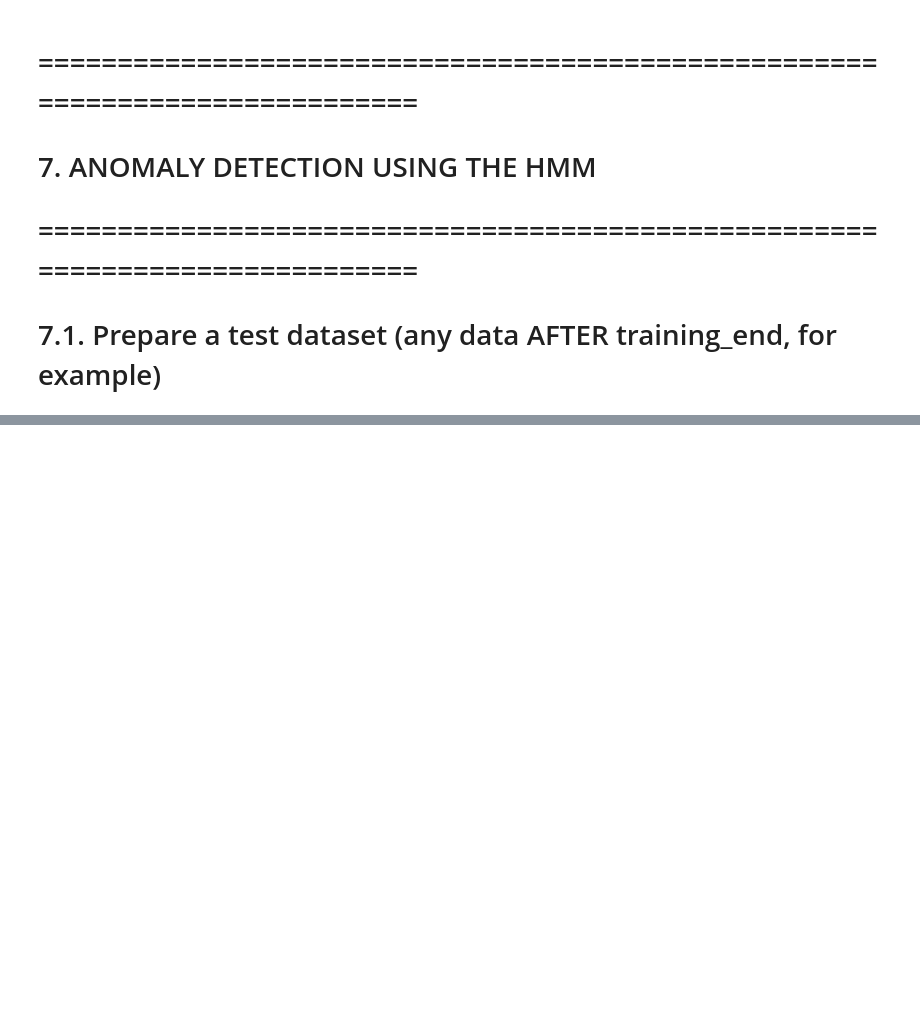
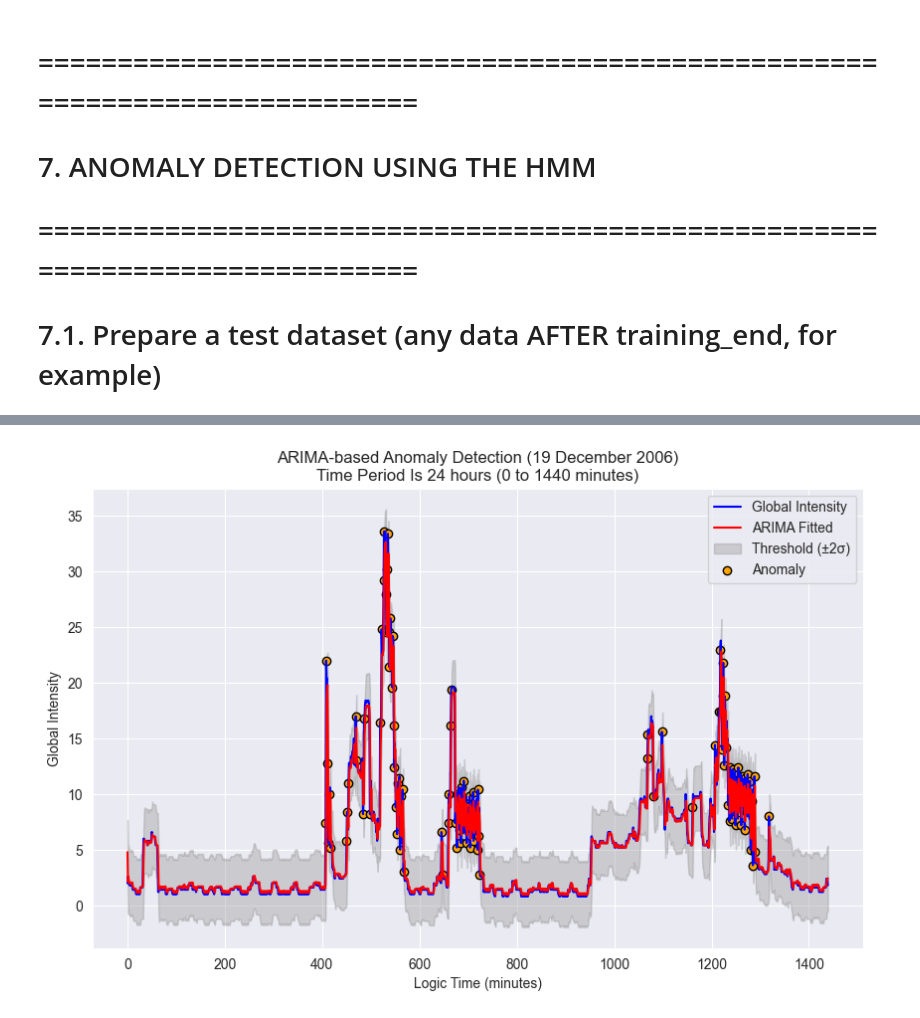
Before and after one commit to seventeentwentynine/getgenea, a Jupyter notebook: anomaly_detection/anomaly_detect_toy_examples.ipynb, the cells around one changed output, grey strips where cells are left out. Saved outputs shown, nothing was run; the diff lists cells and outputs as text; code cells hidden in the pictures; blank space fills up the shorter version.

Commit message:
Added ARIMA Method

```diff
--- a/anomaly_detection/anomaly_detect_toy_examples.ipynb
+++ b/anomaly_detection/anomaly_detect_toy_examples.ipynb
@@ -359,0 +402,40 @@ plt.show()
+# %%
+
+# 8) Plot
+plt.figure(figsize=(10, 6))
+
+# Plot actual data
+plt.plot(Data_Dec19['Logic_time'], Data_Dec19['Global_intensity'],
+         label='Global Intensity', color='blue')
+
+# Plot fitted (ARIMA) values
+plt.plot(Data_Dec19['Logic_time'], fitted_values,
+         label='ARIMA Fitted', color='red')
+
+# Add a "threshold band" around the fitted values
+# (fitted +/- 2 std of residual)
+plt.fill_between(
+    Data_Dec19['Logic_time'],
+    fitted_values + lower_threshold,
+    fitted_values + upper_threshold,
+    color='gray', alpha=0.3, label='Threshold (±2σ)'
+)
+
+# Highlight anomalies
+anomalies = Data_Dec19[Data_Dec19['anomaly']]
+
+
+plt.scatter(
+    anomalies['Logic_time'],
+    anomalies['Global_intensity'],
+    color='orange', edgecolor='black',
+    label='Anomaly'
+)
+
+plt.xlabel("Logic Time (minutes)")
+plt.ylabel("Global Intensity")
+plt.title("ARIMA-based Anomaly Detection (19 December 2006)\nTime Period Is 24 hours (0 to 1440 minutes)")
+plt.legend()
+plt.show()
+# %% [output]
+[figure, added]
```
Also changed, not shown: parts of 7 cells of this notebook.
